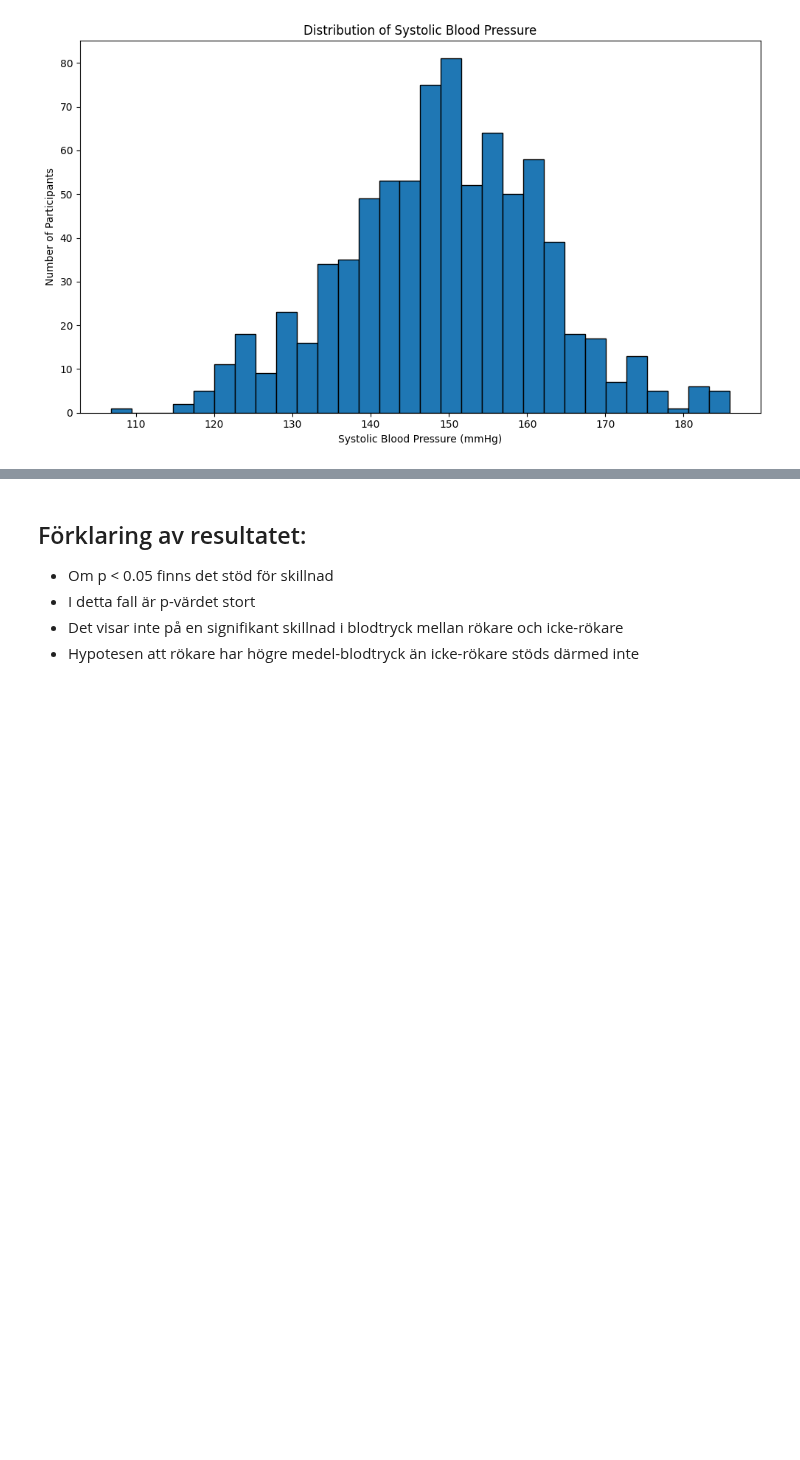
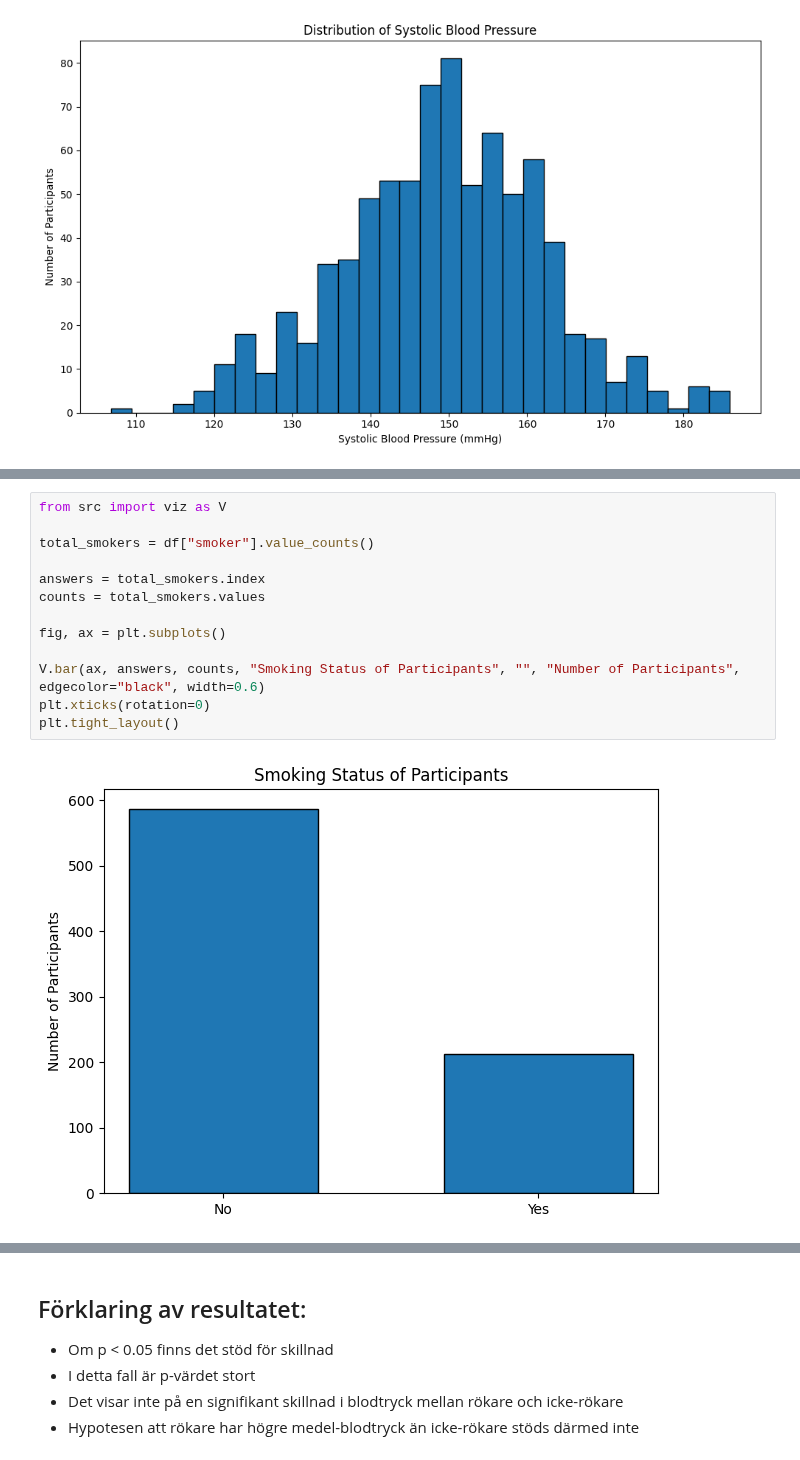
Before and after one commit to iidaclaesson/Healthstudy, a Jupyter notebook: report.ipynb, the cells around one changed output, grey strips where cells are left out. Saved outputs shown, nothing was run; the diff lists cells and outputs as text; blank space fills up the shorter version.

Commit message:
bar plot to viz.py

```diff
--- a/report.ipynb
+++ b/report.ipynb
@@ -49,3 +51,18 @@ plt.tight_layout()
+# %%
+from src import viz as V
+
+total_smokers = df["smoker"].value_counts()
+
+answers = total_smokers.index
+counts = total_smokers.values
+
+fig, ax = plt.subplots()
+
+V.bar(ax, answers, counts, "Smoking Status of Participants", "", "Number of Participants", edgecolor="black", width=0.6)
+plt.xticks(rotation=0)
+plt.tight_layout()
+# %% [output]
+[figure, added]
 # %%
 # Bar plot of smokers vs non-smokers
 
```
Also changed, not shown: parts of 9 cells of this notebook, 1 other file.
